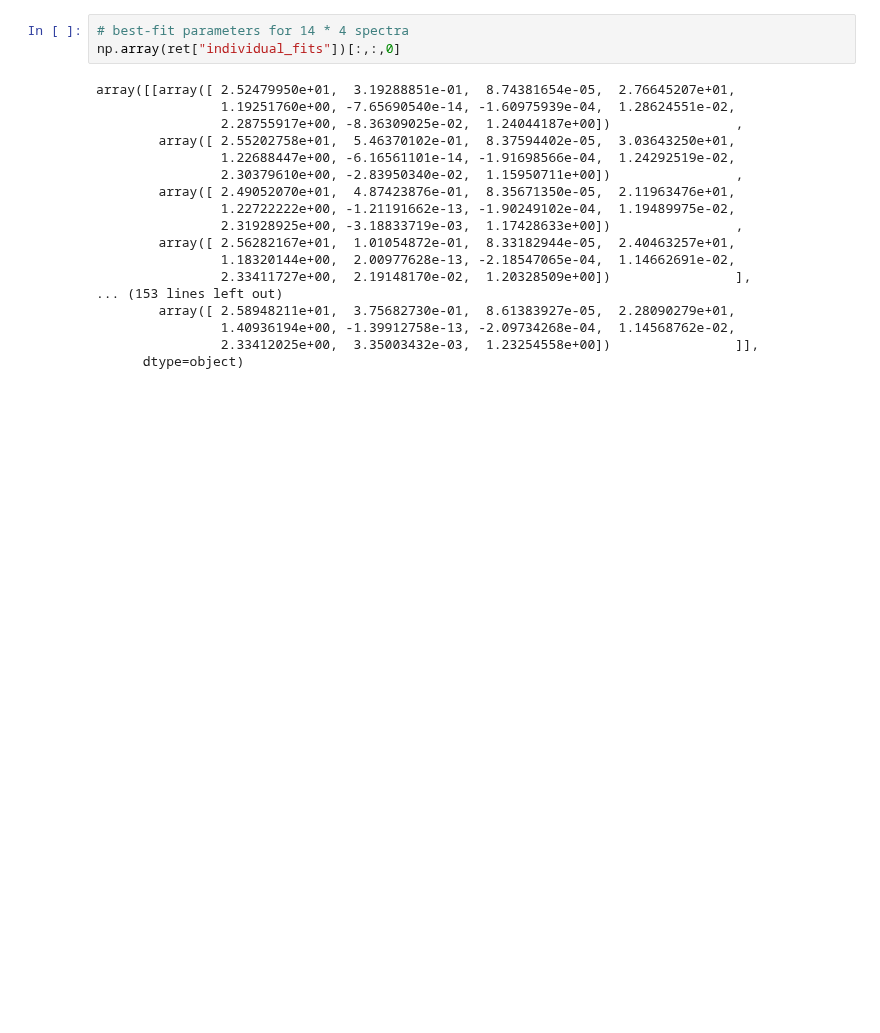
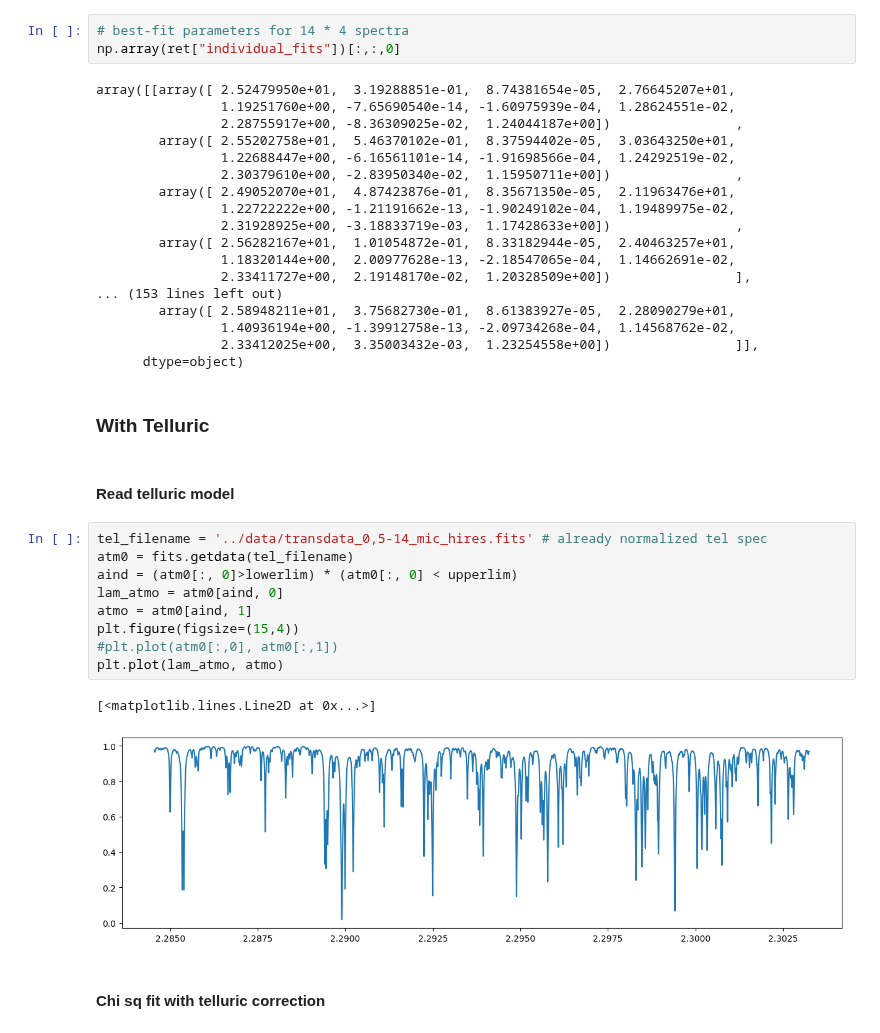
Before and after one commit to alphalyncis/dopplerimg, a Jupyter notebook: code/study.ipynb, the cells around one changed output. Cells and saved outputs as stored; diff of their text form; blank space fills up the shorter version.

Commit message:
study fit with telluric

```diff
--- a/code/study.ipynb
+++ b/code/study.ipynb
@@ -255,3 +256,21 @@ array([[array([ 2.52479950e+01,  3.19288851e-01,  8.74381654e-05,  2.76645207e+0
                 1.40936194e+00, -1.39912758e-13, -2.09734268e-04,  1.14568762e-02,
                 2.33412025e+00,  3.35003432e-03,  1.23254558e+00])                ]],
       dtype=object)
+# %% [markdown]
+### With Telluric
+# %% [markdown]
+#### Read telluric model
+# %%
+tel_filename = '../data/transdata_0,5-14_mic_hires.fits' # already normalized tel spec
+atm0 = fits.getdata(tel_filename)
+aind = (atm0[:, 0]>lowerlim) * (atm0[:, 0] < upperlim)
+lam_atmo = atm0[aind, 0]
+atmo = atm0[aind, 1]
+plt.figure(figsize=(15,4))
+#plt.plot(atm0[:,0], atm0[:,1])
+plt.plot(lam_atmo, atmo)
+# %% [output]
+[<matplotlib.lines.Line2D at 0x...>]
+[figure, added]
+# %% [markdown]
+#### Chi sq fit with telluric correction
```
Also changed, not shown: parts of 7 cells of this notebook.
